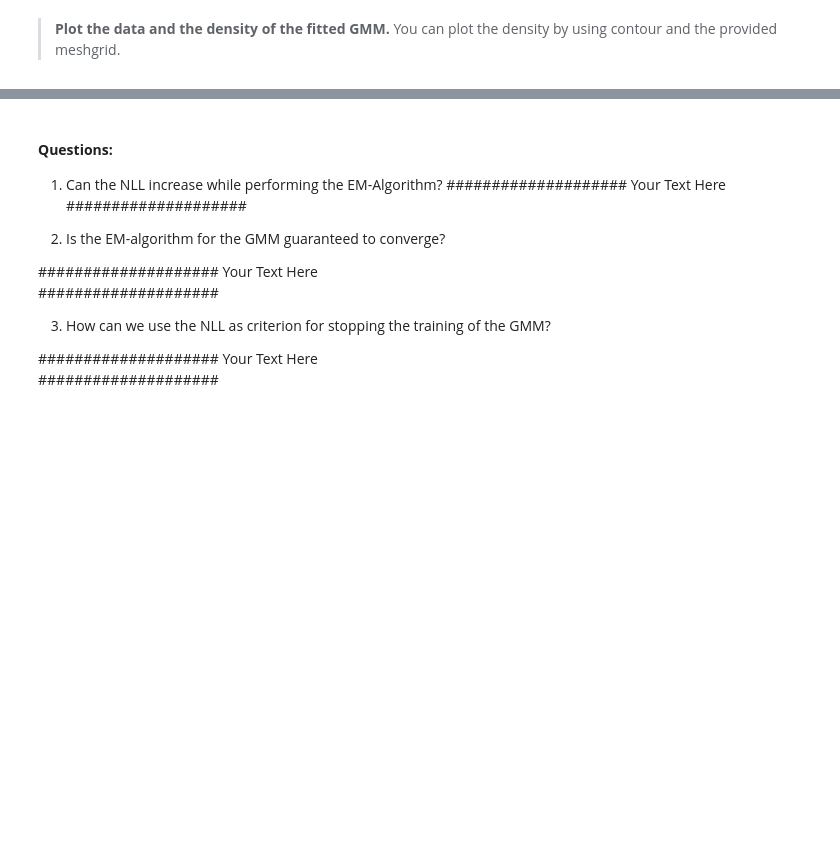
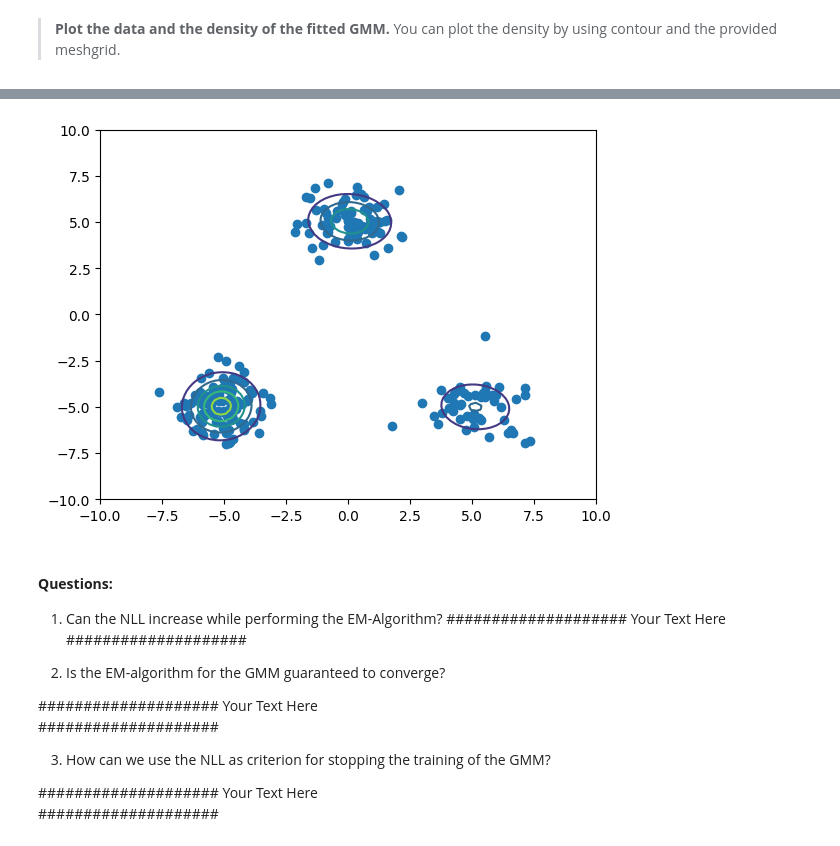
Before and after one commit to KlaraGtknst/PatRec2_SoSe24, a Jupyter notebook: 06_multivariate_gaussian_mixture.ipynb, the cells around one changed output, grey strips where cells are left out. Drawn from its saved outputs; the diff is of its cells as text; code cells hidden in the pictures; blank space fills up the shorter version.

```diff
--- a/06_multivariate_gaussian_mixture.ipynb
+++ b/06_multivariate_gaussian_mixture.ipynb
@@ -171,5 +192,8 @@ class GMM:
 # %% [markdown]
 > **Plot the data and the density of the fitted GMM.** You can plot the density by using contour and the provided meshgrid.
+# %%
+gmm = GMM(K=3)
+gmm.fit(X)
 # %%
 X_mesh, Y_mesh = np.meshgrid(np.linspace(-10, 10, 100), np.linspace(-10, 10, 100))
 pos = np.column_stack([X_mesh.ravel(), Y_mesh.ravel()])
@@ -184,3 +217,9 @@ pos = np.column_stack([X_mesh.ravel(), Y_mesh.ravel()])
+# %%
+plt.contour(X_mesh, Y_mesh, gmm.density(pos).sum(axis=1).reshape(100, 100))
+plt.scatter(X[:, 0], X[:, 1])
+plt.show()
+# %% [output]
+[figure, added]
 # %% [markdown]
 #### **Questions:**
 
```
Also changed, not shown: parts of 4 cells of this notebook.
